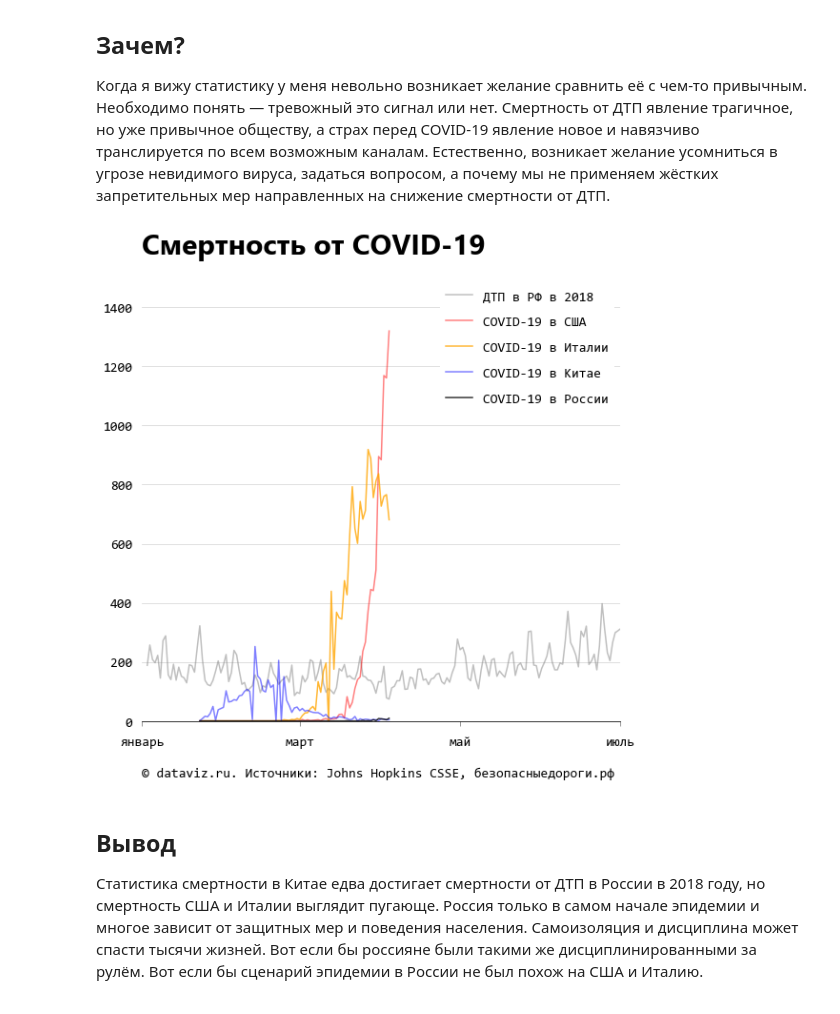
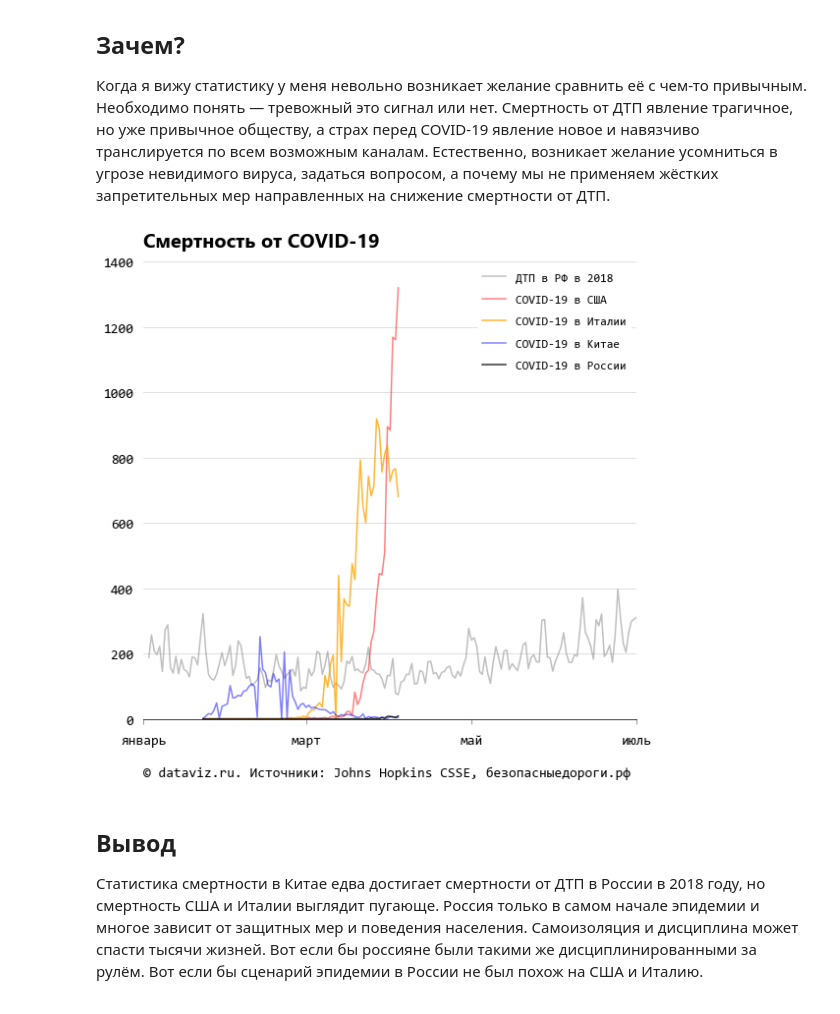
Before and after one commit to anovichkov/covid19, a Jupyter notebook: DT_CORONA.ipynb, the cells around one changed output. Cells and saved outputs as stored; diff of their text form; code cells hidden in the pictures.

```diff
--- a/DT_CORONA.ipynb
+++ b/DT_CORONA.ipynb
@@ -46,37 +46,37 @@ fig = plt.figure(
     figsize=(9, 8.56),
     facecolor='white'
 )
 ax = fig.add_subplot()
 ax.plot(time, deathvalues, label = 'ДТП в РФ в 2018', c = 'gray', alpha = .5)
 ax.plot(world_time, world[['US']], label = 'COVID-19 в США', c = 'red', alpha = .5)
 ax.plot(world_time, world[['Italy']], label = 'COVID-19 в Италии', c = 'orange', alpha = .8)
 ax.plot(world_time, world[['China']], label = 'COVID-19 в Китае', c = 'blue', alpha = .5)
 ax.plot(world_time, world[['Russia']], label = 'COVID-19 в России', c = 'black', alpha = .8)
 ax.spines["top"].set_visible(False)
 ax.spines["bottom"].set_visible(True)
 ax.spines["right"].set_visible(False)
 ax.spines["left"].set_visible(False)
 ax.tick_params(axis="x", length=5, pad=10, labelsize = 14, color = 'grey')
 ax.tick_params(axis="y", length=0, pad=10, labelsize = 14)
 ax.set_xticks(['2020-01-01', '2020-03-01','2020-05-01','2020-07-01','2020-09-01','2020-11-01', '2021-01-01'])
 ax.set_xticklabels(['январь', 'март','май','июль','сентябрь','ноябрь', 'январь'], )
 ax.grid(axis = 'y', color = 'grey', alpha = .3)
 ax.axhline(y = 0, color = 'black', linewidth=1)
-ax.set_ylim(0, 1500)
+ax.set_ylim(0, 1400)
 ax.set_xlim('2020-01-01','2020-07-01')
-ax.set_title('Смертность от COVID-19', fontname = "Segoe UI", fontweight = 'bold', fontsize=30, loc='left',pad=25)
+ax.set_title('Смертность от COVID-19', fontname = "Segoe UI", fontweight = 'bold', fontsize=20, loc='left',pad=15)
 credit_x = ax.get_xlim()[0]
 credit_y = 0 - ax.get_ylim()[1]/8
 size1 = (ax.get_ylim()[1] - ax.get_ylim()[0])
 size2 = size1/10
 ax.text(credit_x, credit_y, ('© dataviz.ru. Источники: Johns Hopkins CSSE, безопасныедороги.рф'), fontsize=14)
 ax.patch.set_facecolor('white')
-ax.legend(loc='upper right', labelspacing = 1, edgecolor = 'white', framealpha = 1, fontsize = 14)
+ax.legend(loc='upper right', labelspacing = 1, edgecolor = 'white', framealpha = 1, fontsize = 12)
 fig.savefig('COVID19_deaths_'+ now + '.png', dpi=300, transparent = False, bbox_inches = 'tight', pad_inches = .5, facecolor = 'white')
 
 plt.show()
 # %% [output]
-[figure, old version]
+[figure, new version]
 # %% [markdown]
 ## Вывод
 Статистика смертности в Китае едва достигает смертности от ДТП в России в 2018 году, но смертность США и Италии выглядит пугающе. Россия только в самом начале эпидемии и многое зависит от защитных мер и поведения населения. Самоизоляция и дисциплина может спасти тысячи жизней. Вот если бы россияне были такими же дисциплинированными за рулём. Вот если бы сценарий эпидемии в России не был похож на США и Италию.
```
